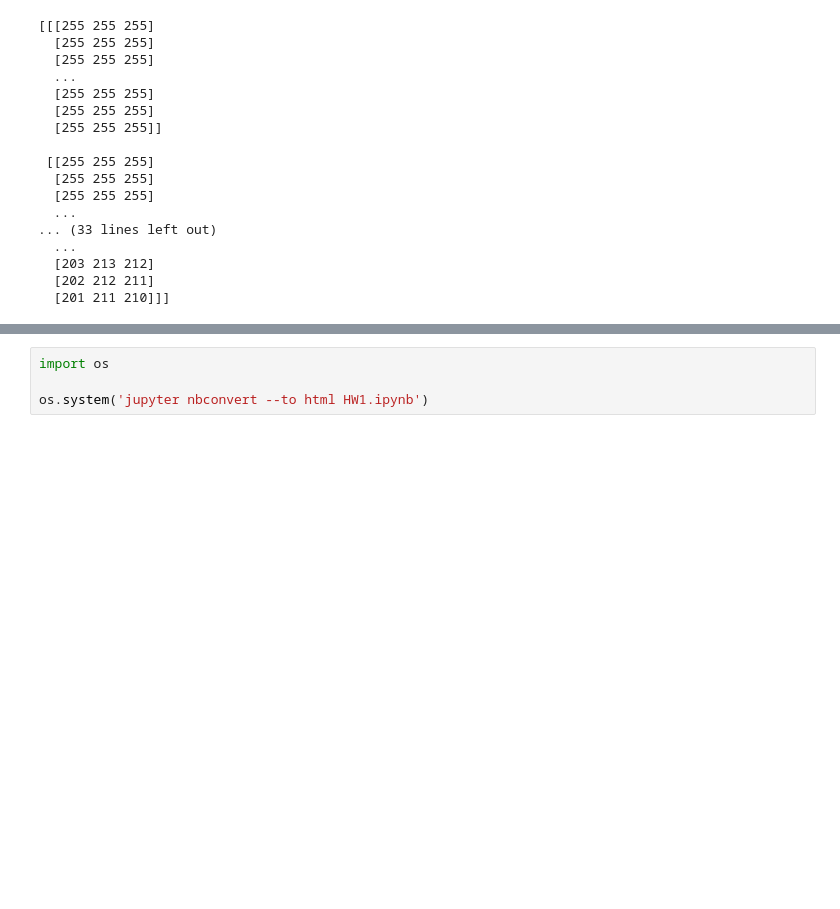
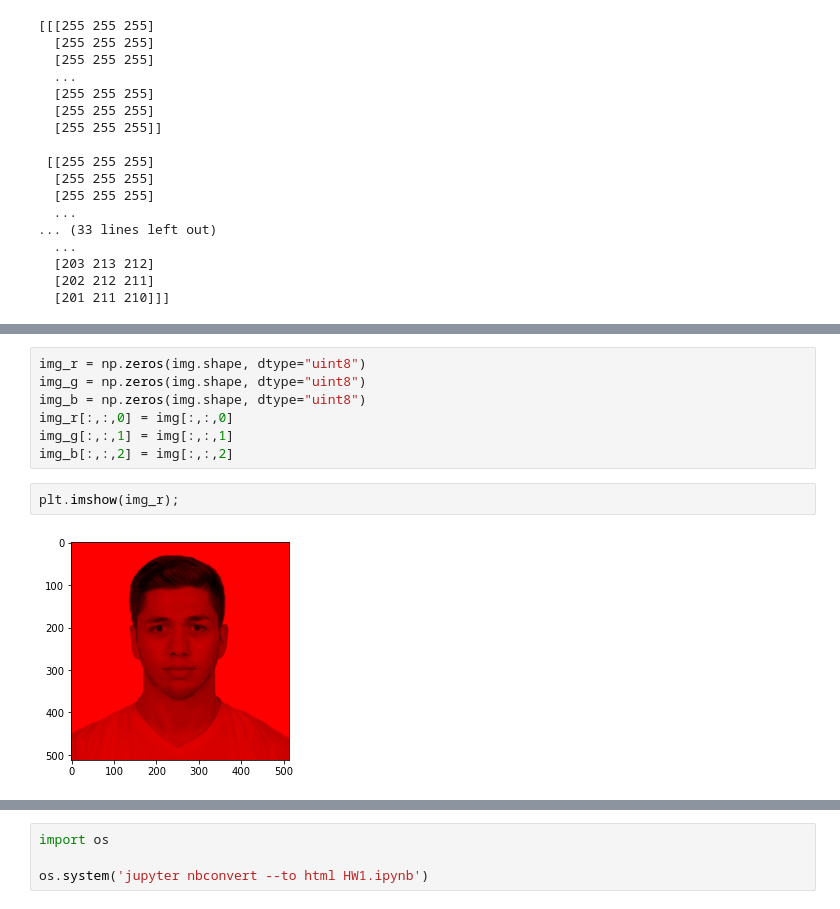
Before and after one commit to sencer4898/fall21-sencer4898, a Jupyter notebook: files/HW1.ipynb, the cells around one changed output, grey strips where cells are left out. Saved outputs shown, nothing was run; the diff lists cells and outputs as text; blank space fills up the shorter version.

```diff
--- a/files/HW1.ipynb
+++ b/files/HW1.ipynb
@@ -197,0 +214,11 @@ print(img)
+# %%
+img_r = np.zeros(img.shape, dtype="uint8")
+img_g = np.zeros(img.shape, dtype="uint8")
+img_b = np.zeros(img.shape, dtype="uint8")
+img_r[:,:,0] = img[:,:,0]
+img_g[:,:,1] = img[:,:,1]
+img_b[:,:,2] = img[:,:,2]
+# %%
+plt.imshow(img_r);
+# %% [output]
+[figure, added]
```
Also changed, not shown: parts of 8 cells of this notebook, 1 other file.
